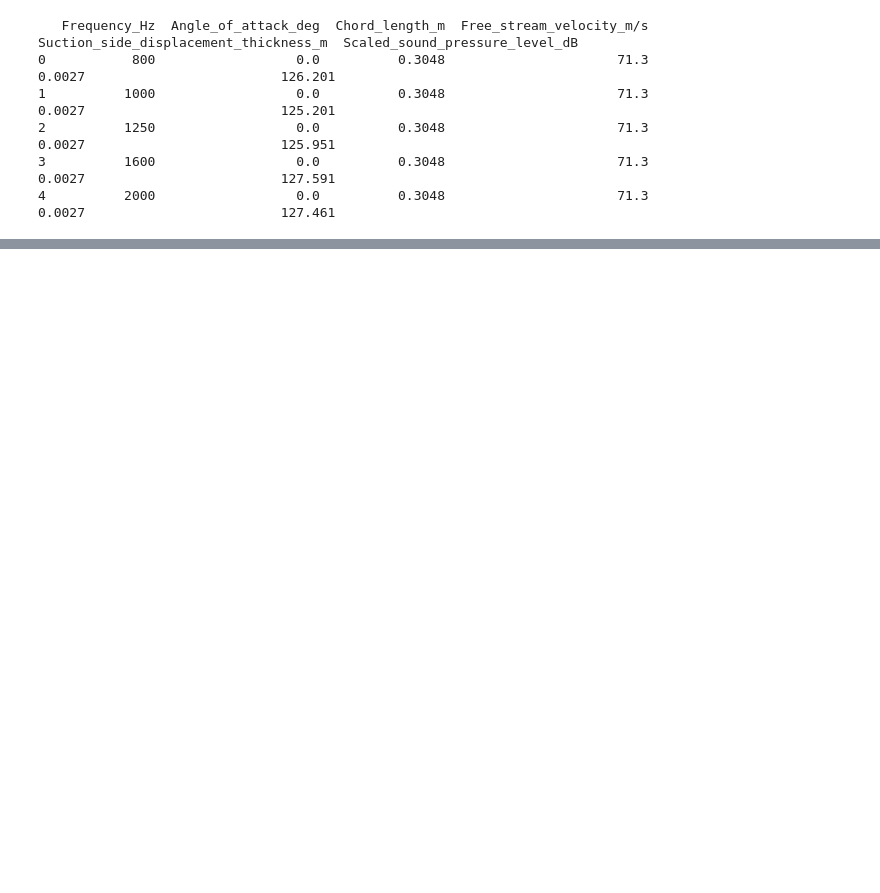
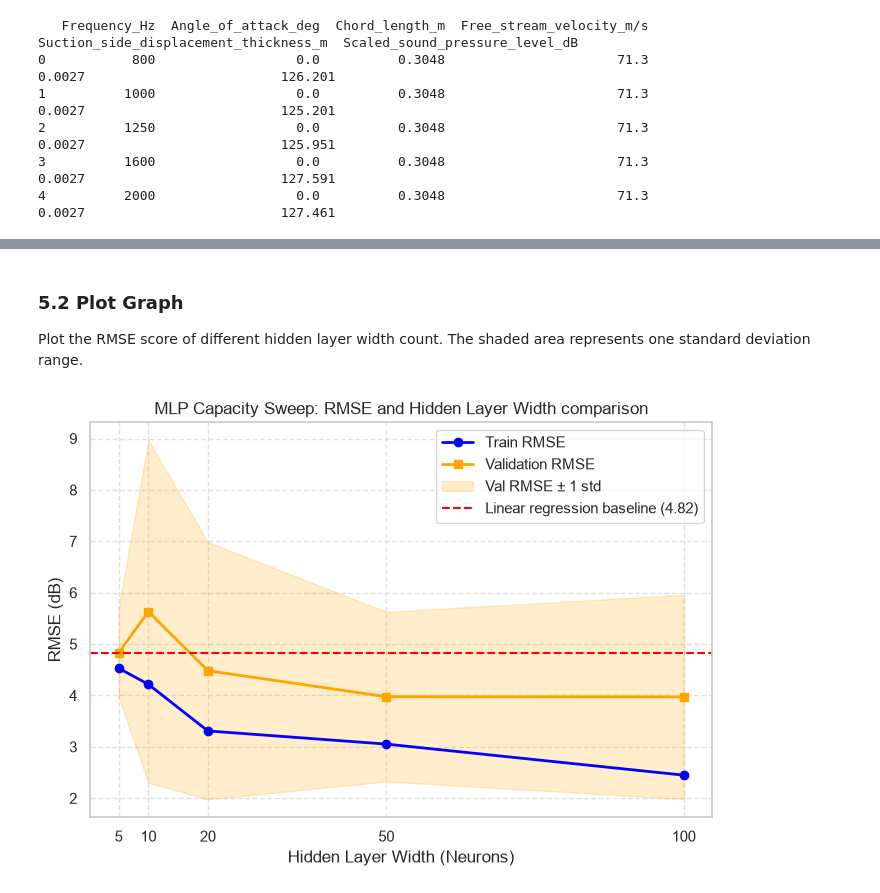
Before and after one commit to wpua0004-dot/MMA3001_airfoil_self_noise_project, a Jupyter notebook: notebooks/airfoil_analysis.ipynb, the cells around one changed output, grey strips where cells are left out. Saved outputs shown, nothing was run; the diff lists cells and outputs as text; code cells hidden in the pictures; blank space fills up the shorter version.

```diff
--- a/notebooks/airfoil_analysis.ipynb
+++ b/notebooks/airfoil_analysis.ipynb
@@ -674,0 +466,31 @@ MLP (Width 50) inference time: 1.544 ms
+# %% [markdown]
+### 5.2 Plot Graph
+Plot the RMSE score of different hidden layer width count. The shaded area represents one standard deviation range.
+# %%
+# ---- Figure 6.1: train and validation RMSE ----
+fig1, ax1 = plt.subplots(figsize=(7, 5))
+
+ax1.plot(sweep_summary.index, sweep_summary["train_RMSE_mean"],
+         marker="o", label="Train RMSE", color="blue", linewidth=2)
+ax1.plot(sweep_summary.index, sweep_summary["val_RMSE_mean"],
+         marker="s", label="Validation RMSE", color="orange", linewidth=2)
+ax1.fill_between(sweep_summary.index,
+                 sweep_summary["val_RMSE_mean"] - sweep_summary["val_RMSE_std"],
+                 sweep_summary["val_RMSE_mean"] + sweep_summary["val_RMSE_std"],
+                 color="orange", alpha=0.2, label="Val RMSE ± 1 std")
+
+mean_lr_rmse = sweep_results["lr_val_RMSE"].mean()
+ax1.axhline(y=mean_lr_rmse, color="red", linestyle="--",
+            label=f"Linear regression baseline ({mean_lr_rmse:.2f})")
+
+ax1.set_title("MLP Capacity Sweep: RMSE and Hidden Layer Width comparison")
+ax1.set_xlabel("Hidden Layer Width (Neurons)")
+ax1.set_ylabel("RMSE (dB)")
+ax1.set_xticks(sweep_summary.index)
+ax1.grid(True, linestyle="--", alpha=0.6)
+ax1.legend(loc="upper right")
+plt.tight_layout()
+fig1.savefig(f"{FIG_DIR}/figure_6.1_rmse_vs_width.png", dpi=200, bbox_inches="tight")
+plt.show()
+# %% [output]
+[figure, added]
```
Also changed, not shown: parts of 47 cells of this notebook, 21 other files.
